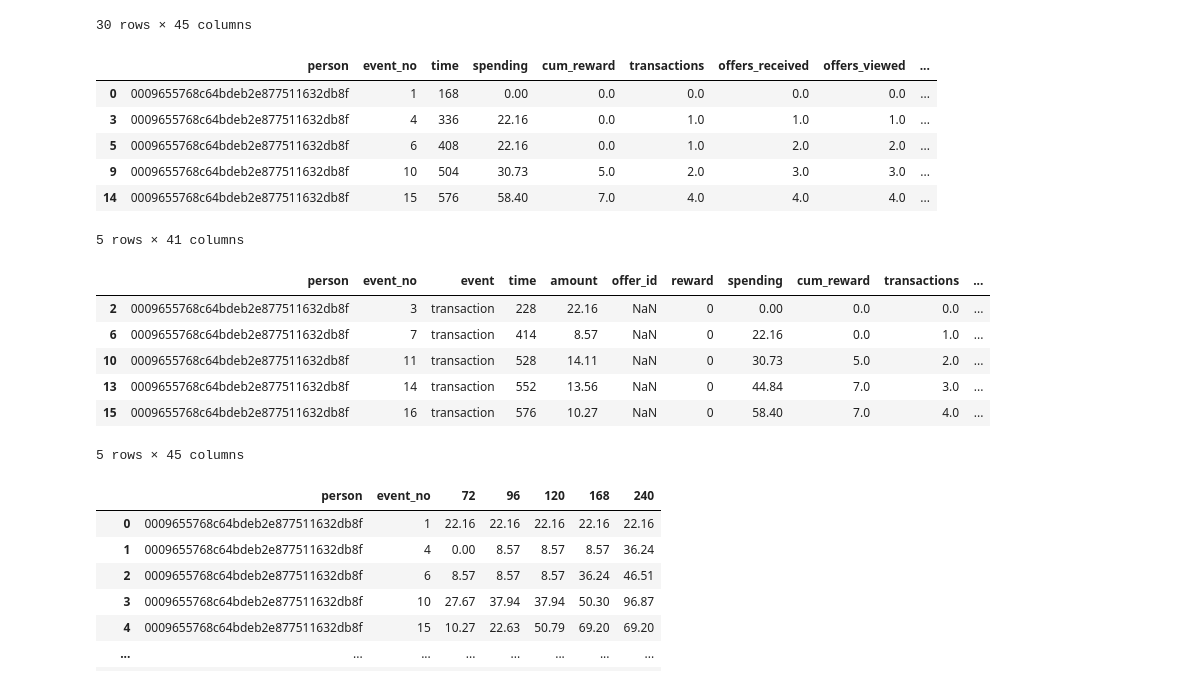
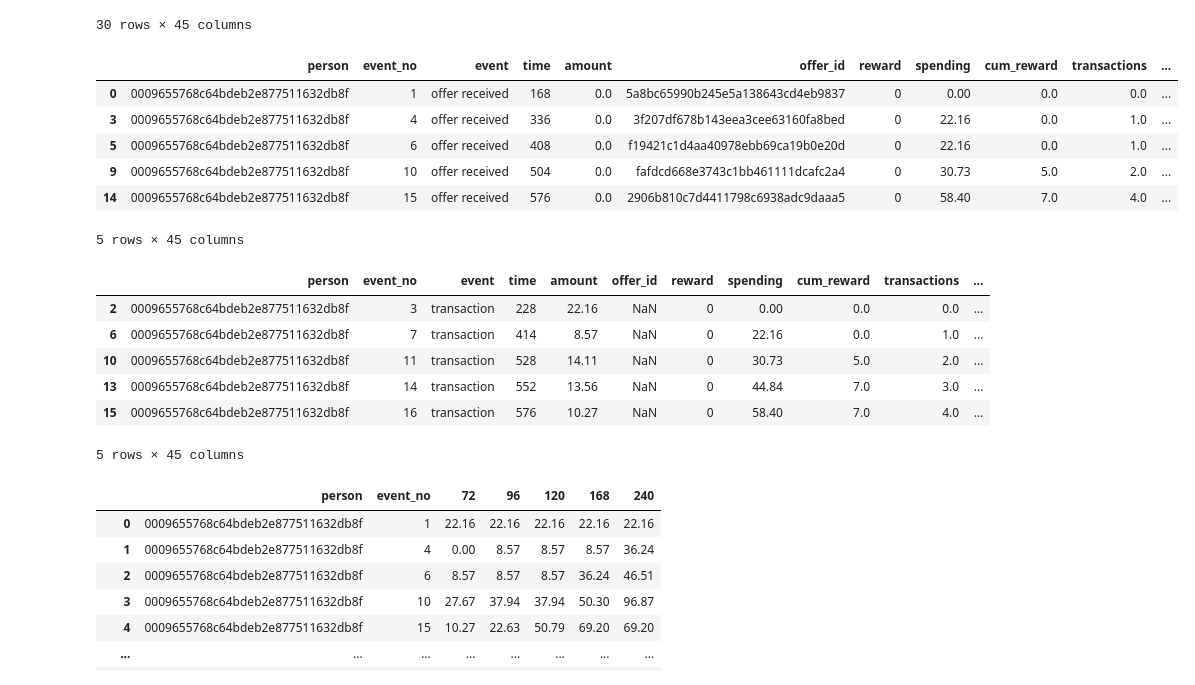
Before and after one commit to felipe-takaoka/starbucks-capstone, a Jupyter notebook: Starbucks_Capstone_notebook.ipynb, the cells around one changed output. Drawn from its saved outputs; the diff is of its cells as text; code cells hidden in the pictures.

```diff
--- a/Starbucks_Capstone_notebook.ipynb
+++ b/Starbucks_Capstone_notebook.ipynb
@@ -416,34 +416,30 @@ transcript_feats.head(25)
 | 29 | 0011e0d4e6b944f998e987f904e8c1e5 | 3 | transaction | 132 | 13.49 | NaN | 0 | 0.000000e+00 | 0.0 | 0.0 | ... |
 30 rows × 45 columns
 # %%
+# Create training dataset
 X_df = transcript_feats[transcript_feats["event"]=="offer received"].copy()
 Y_df = transcript_feats[transcript_feats["event"]=="transaction"].copy()
-
-# Create training dataset
-# 1. Filter only offer recevied events and drop columns
-X_df = X_df[X_df["event"]=="offer received"]
-X_df = X_df.drop(columns=["event","offer_id","amount","reward"])
 # 2. Create "passive"/"observational" samples to train regression model
 
 # Create regression model to predict spending
 # Make sure dataset is balanced with the offers
 # 1. Drop correlated features / Make feature eng (mainly interactions)
 # 2. Split train and tests datasets (sample customers and customer events occurring after xx% of their timeline length)
 # 3. Normalize features
 # 4. Train regression model
 # 5. Assess errors in the three regions defined by step 2
 # 6. Assess coefficients for the boolean features for valid offers
 
 display(X_df.head())
 display(Y_df.head())
 # %% [output]
-|  | person | event_no | time | spending | cum_reward | transactions | offers_received | offers_viewed | ... |
-| 0 | 0009655768c64bdeb2e877511632db8f | 1 | 168 | 0.00 | 0.0 | 0.0 | 0.0 | 0.0 | ... |
-| 3 | 0009655768c64bdeb2e877511632db8f | 4 | 336 | 22.16 | 0.0 | 1.0 | 1.0 | 1.0 | ... |
-| 5 | 0009655768c64bdeb2e877511632db8f | 6 | 408 | 22.16 | 0.0 | 1.0 | 2.0 | 2.0 | ... |
-| 9 | 0009655768c64bdeb2e877511632db8f | 10 | 504 | 30.73 | 5.0 | 2.0 | 3.0 | 3.0 | ... |
-| 14 | 0009655768c64bdeb2e877511632db8f | 15 | 576 | 58.40 | 7.0 | 4.0 | 4.0 | 4.0 | ... |
+|  | person | event_no | event | time | amount | offer_id | reward | spending | cum_reward | transactions | ... |
+| 0 | 0009655768c64bdeb2e877511632db8f | 1 | offer received | 168 | 0.0 | 5a8bc65990b245e5a138643cd4eb9837 | 0 | 0.00 | 0.0 | 0.0 | ... |
+| 3 | 0009655768c64bdeb2e877511632db8f | 4 | offer received | 336 | 0.0 | 3f207df678b143eea3cee63160fa8bed | 0 | 22.16 | 0.0 | 1.0 | ... |
+| 5 | 0009655768c64bdeb2e877511632db8f | 6 | offer received | 408 | 0.0 | f19421c1d4aa40978ebb69ca19b0e20d | 0 | 22.16 | 0.0 | 1.0 | ... |
+| 9 | 0009655768c64bdeb2e877511632db8f | 10 | offer received | 504 | 0.0 | fafdcd668e3743c1bb461111dcafc2a4 | 0 | 30.73 | 5.0 | 2.0 | ... |
+| 14 | 0009655768c64bdeb2e877511632db8f | 15 | offer received | 576 | 0.0 | 2906b810c7d4411798c6938adc9daaa5 | 0 | 58.40 | 7.0 | 4.0 | ... |
-5 rows × 41 columns
+5 rows × 45 columns
 |  | person | event_no | event | time | amount | offer_id | reward | spending | cum_reward | transactions | ... |
 | 2 | 0009655768c64bdeb2e877511632db8f | 3 | transaction | 228 | 22.16 | NaN | 0 | 0.00 | 0.0 | 0.0 | ... |
 | 6 | 0009655768c64bdeb2e877511632db8f | 7 | transaction | 414 | 8.57 | NaN | 0 | 22.16 | 0.0 | 1.0 | ... |
```
Also changed, not shown: parts of 5 cells of this notebook.
